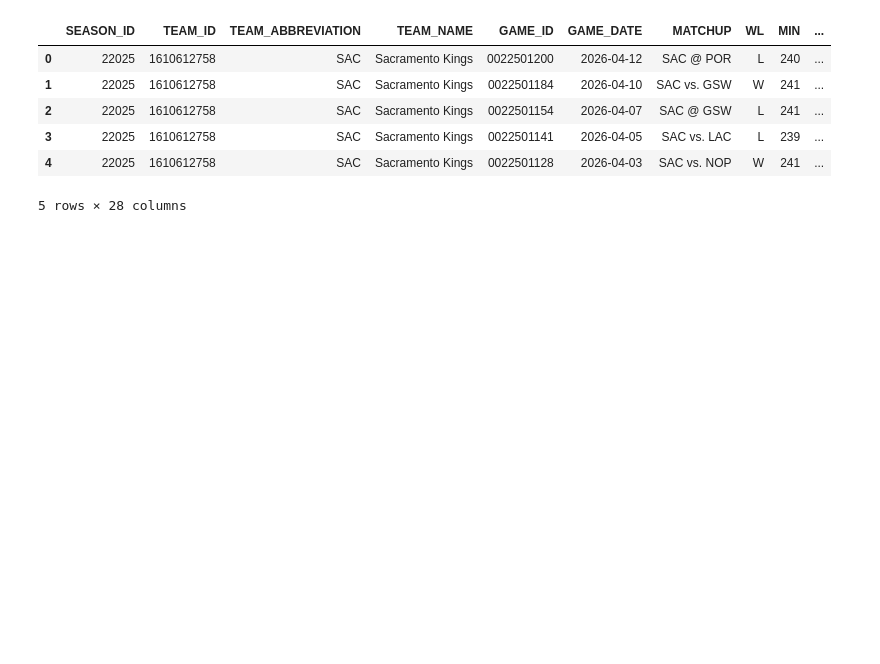
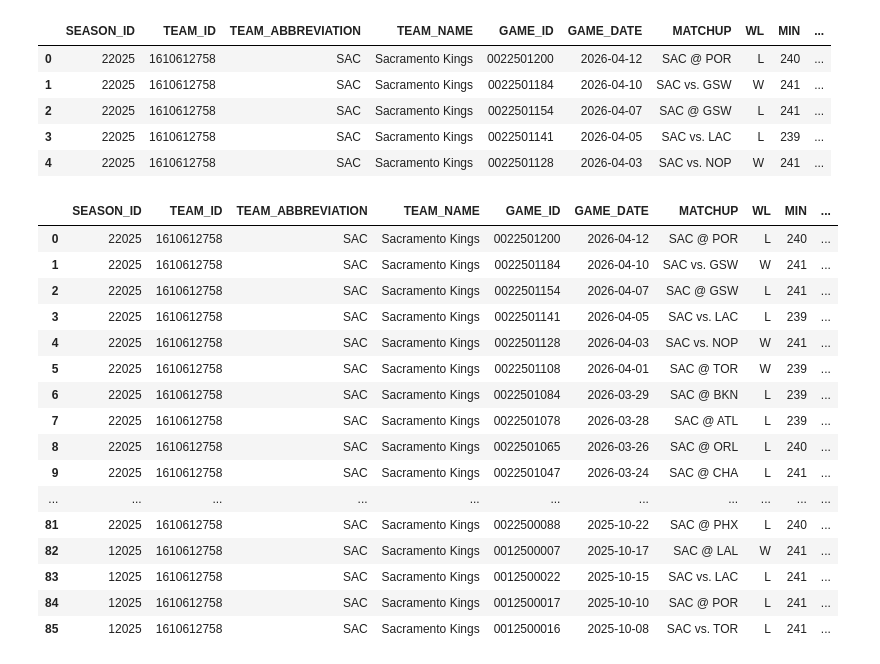
Before and after one commit to devinklong/two_words, a Jupyter notebook: notebooks/03_explore_team_schedule.ipynb, the cells around one changed output. Saved outputs shown, nothing was run; the diff lists cells and outputs as text; code cells hidden in the pictures; blank space fills up the shorter version.

```diff
--- a/notebooks/03_explore_team_schedule.ipynb
+++ b/notebooks/03_explore_team_schedule.ipynb
@@ -3,7 +5,29 @@
+# %%
+import sys
+sys.path.append('..')
+
+import pandas as pd
+
+from nbainjuries import injury
+from datetime import datetime
+
+from nba_api.stats.static import players
+from nba_api.stats.static import teams
+from nba_api.stats.endpoints import playergamelog
+
+from scripts.data_cleaning_nba_api import clean_gamelog
+from scripts.reorder_columns import reorder_columns
+from scripts.data_cleaning_team_schedule import clean_team_schedule
+
+pd.set_option('display.max_columns', None)
+pd.set_option('display.max_rows', None)
 # %%
 from nba_api.stats.endpoints import leaguegamefinder
 
-gamefinder = leaguegamefinder.LeagueGameFinder(team_id_nullable=1610612758)  # SAC's team ID
+gamefinder = leaguegamefinder.LeagueGameFinder(
+    team_id_nullable=1610612758,
+    season_nullable='2025-26'
+)
 df_sac_schedule = gamefinder.get_data_frames()[0]
 df_sac_schedule.head()
 # %% [output]
@@ -13,4 +37,3 @@ df_sac_schedule.head()
 | 2 | 22025 | 1610612758 | SAC | Sacramento Kings | 0022501154 | 2026-04-07 | SAC @ GSW | L | 241 | ... |
 | 3 | 22025 | 1610612758 | SAC | Sacramento Kings | 0022501141 | 2026-04-05 | SAC vs. LAC | L | 239 | ... |
 | 4 | 22025 | 1610612758 | SAC | Sacramento Kings | 0022501128 | 2026-04-03 | SAC vs. NOP | W | 241 | ... |
-5 rows × 28 columns
@@ -16,0 +43,22 @@ df_sac_schedule.head()
+# %%
+df_sac_schedule
+
+#includes pre-season as well (12025) but all we want is the regular seasons (22025)
+# %% [output]
+|  | SEASON_ID | TEAM_ID | TEAM_ABBREVIATION | TEAM_NAME | GAME_ID | GAME_DATE | MATCHUP | WL | MIN | ... |
+| 0 | 22025 | 1610612758 | SAC | Sacramento Kings | 0022501200 | 2026-04-12 | SAC @ POR | L | 240 | ... |
+| 1 | 22025 | 1610612758 | SAC | Sacramento Kings | 0022501184 | 2026-04-10 | SAC vs. GSW | W | 241 | ... |
+| 2 | 22025 | 1610612758 | SAC | Sacramento Kings | 0022501154 | 2026-04-07 | SAC @ GSW | L | 241 | ... |
+| 3 | 22025 | 1610612758 | SAC | Sacramento Kings | 0022501141 | 2026-04-05 | SAC vs. LAC | L | 239 | ... |
+| 4 | 22025 | 1610612758 | SAC | Sacramento Kings | 0022501128 | 2026-04-03 | SAC vs. NOP | W | 241 | ... |
+| 5 | 22025 | 1610612758 | SAC | Sacramento Kings | 0022501108 | 2026-04-01 | SAC @ TOR | W | 239 | ... |
+| 6 | 22025 | 1610612758 | SAC | Sacramento Kings | 0022501084 | 2026-03-29 | SAC @ BKN | L | 239 | ... |
+| 7 | 22025 | 1610612758 | SAC | Sacramento Kings | 0022501078 | 2026-03-28 | SAC @ ATL | L | 239 | ... |
+| 8 | 22025 | 1610612758 | SAC | Sacramento Kings | 0022501065 | 2026-03-26 | SAC @ ORL | L | 240 | ... |
+| 9 | 22025 | 1610612758 | SAC | Sacramento Kings | 0022501047 | 2026-03-24 | SAC @ CHA | L | 241 | ... |
+| ... | ... | ... | ... | ... | ... | ... | ... | ... | ... | ... |
+| 81 | 22025 | 1610612758 | SAC | Sacramento Kings | 0022500088 | 2025-10-22 | SAC @ PHX | L | 240 | ... |
+| 82 | 12025 | 1610612758 | SAC | Sacramento Kings | 0012500007 | 2025-10-17 | SAC @ LAL | W | 241 | ... |
+| 83 | 12025 | 1610612758 | SAC | Sacramento Kings | 0012500022 | 2025-10-15 | SAC vs. LAC | L | 241 | ... |
+| 84 | 12025 | 1610612758 | SAC | Sacramento Kings | 0012500017 | 2025-10-10 | SAC @ POR | L | 241 | ... |
+| 85 | 12025 | 1610612758 | SAC | Sacramento Kings | 0012500016 | 2025-10-08 | SAC vs. TOR | L | 241 | ... |
```
Also changed, not shown: parts of 14 cells of this notebook, 1 other file.
